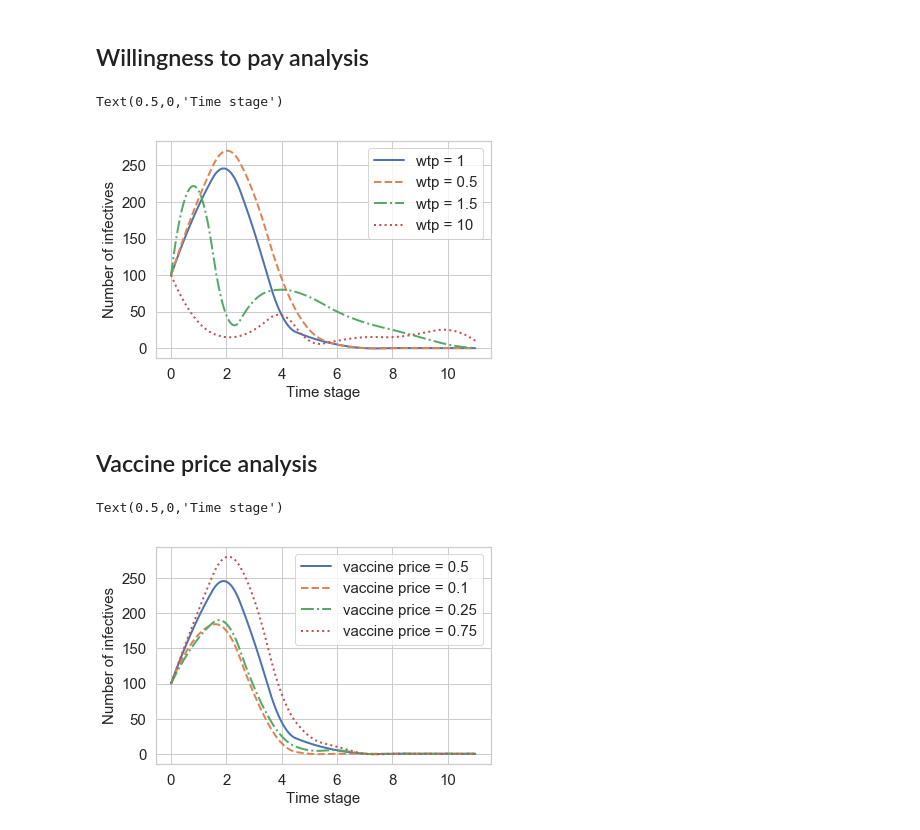
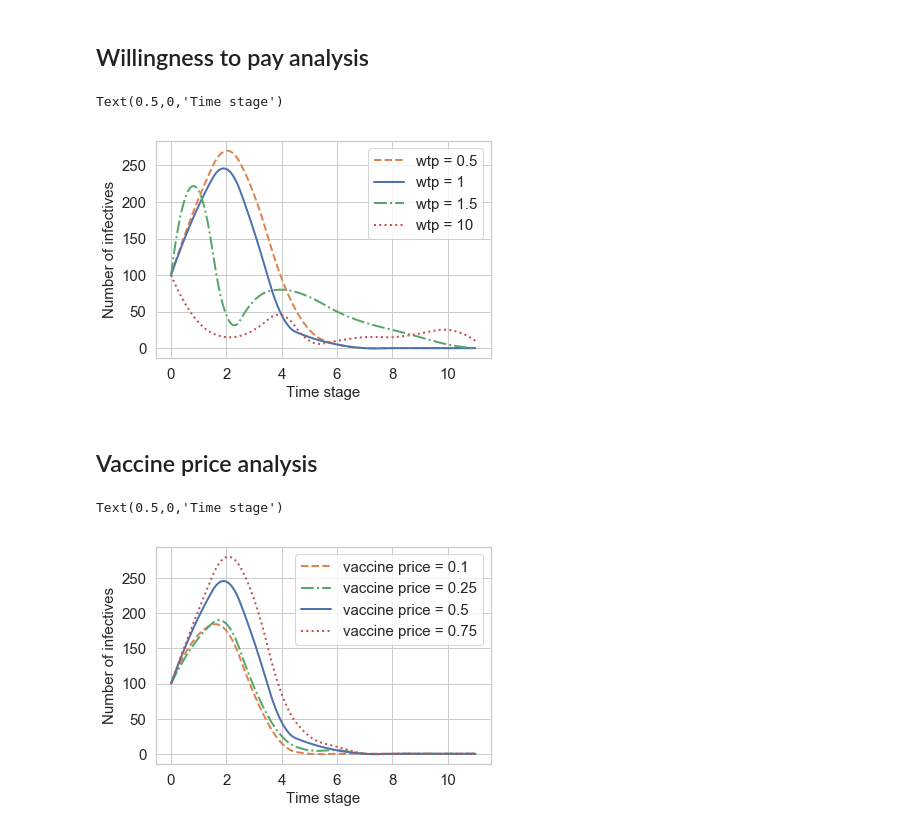
Before and after one commit to kadysongbb/drmdp, a Jupyter notebook: plot.ipynb, the cells around one changed output. Cells and saved outputs as stored; diff of their text form; code cells hidden in the pictures.

```diff
--- a/plot.ipynb
+++ b/plot.ipynb
@@ -34,38 +34,43 @@ Text(0.5,0,'Time stage')
 # %% [markdown]
 ## Willingness to pay analysis
 # %%
-xi_dddrmdp1_wtp1 = [100,195,245,160,45,15,5,0,0,0,0,0]
-xi_dddrmdp1_wtp2 = [100,205,270,210,95,25,5,0,0,0,0,0]
+xi_dddrmdp1_wtp1 = [100,205,270,210,95,25,5,0,0,0,0,0]
+xi_dddrmdp1_wtp2 = [100,195,245,160,45,15,5,0,0,0,0,0]
 xi_dddrmdp1_wtp3 = [100,215,45,65,80,70,50,35,25,15,5,0]
 xi_dddrmdp1_wtp4 = [100,35,15,25,45,10,10,15,15,20,25,10]
+
+blue = (0.2980392156862745, 0.4470588235294118, 0.6901960784313725)
+orange = (0.8666666666666667, 0.5176470588235295, 0.3215686274509804)
+green = (0.3333333333333333, 0.6588235294117647, 0.40784313725490196)
+red = (0.7686274509803922, 0.3058823529411765, 0.3215686274509804)
 
 f_wtp1 = interp1d(np.arange(12), xi_dddrmdp1_wtp1, kind='quadratic')
 f_wtp2 = interp1d(np.arange(12), xi_dddrmdp1_wtp2, kind='quadratic')
 f_wtp3 = interp1d(np.arange(12), xi_dddrmdp1_wtp3, kind='quadratic')
 f_wtp4 = interp1d(np.arange(12), xi_dddrmdp1_wtp4, kind='quadratic')
 
 
 xnew = np.linspace(0,11,num=1000)
 plt.figure()
-plt.plot(xnew, f_wtp1(xnew), label = 'wtp = 1',linewidth = 2)
-plt.plot(xnew, f_wtp2(xnew),'--',label = 'wtp = 0.5',linewidth = 2)
-plt.plot(xnew, f_wtp3(xnew),'-.',label = 'wtp = 1.5',linewidth = 2)
-plt.plot(xnew, f_wtp4(xnew),':',label = 'wtp = 10',linewidth = 2)
+plt.plot(xnew, f_wtp1(xnew),'--',label = 'wtp = 0.5',linewidth = 2, color = orange)
+plt.plot(xnew, f_wtp2(xnew), '-',label = 'wtp = 1',linewidth = 2, color = blue)
+plt.plot(xnew, f_wtp3(xnew),'-.',label = 'wtp = 1.5',linewidth = 2, color = green)
+plt.plot(xnew, f_wtp4(xnew),':',label = 'wtp = 10',linewidth = 2, color = red)
 
 plt.legend(fontsize = 15)
 plt.xticks(fontsize= 15)
 plt.yticks(fontsize= 15)
 plt.ylabel('Number of infectives', fontsize = 15)
 plt.xlabel('Time stage', fontsize = 15)
 # %% [output]
 Text(0.5,0,'Time stage')
-[figure, old version]
+[figure, new version]
 # %% [markdown]
 ## Vaccine price analysis
 # %%
-xi_dddrmdp1_vp1 = [100,195,245,160,45,15,5,0,0,0,0,0]
-xi_dddrmdp1_vp2 = [100,170,175,85,15,0,0,0,0,0,0,0]
-xi_dddrmdp1_vp3 = [100,165,185,95,25,5,5,0,0,0,0,0]
+xi_dddrmdp1_vp1 = [100,170,175,85,15,0,0,0,0,0,0,0]
+xi_dddrmdp1_vp2 = [100,165,185,95,25,5,5,0,0,0,0,0]
+xi_dddrmdp1_vp3 = [100,195,245,160,45,15,5,0,0,0,0,0]
 xi_dddrmdp1_vp4 = [100,205,280,220,85,25,10,0,0,0,0,0]
 
 f_vp1 = interp1d(np.arange(12), xi_dddrmdp1_vp1, kind='quadratic')
@@ -75,10 +80,10 @@ f_vp4 = interp1d(np.arange(12), xi_dddrmdp1_vp4, kind='quadratic')
 
 xnew = np.linspace(0,11,num=1000)
 plt.figure()
-plt.plot(xnew, f_vp1(xnew), label = 'vaccine price = 0.5',linewidth = 2)
-plt.plot(xnew, f_vp2(xnew),'--',label = 'vaccine price = 0.1',linewidth = 2)
-plt.plot(xnew, f_vp3(xnew),'-.',label = 'vaccine price = 0.25',linewidth = 2)
-plt.plot(xnew, f_vp4(xnew),':',label = 'vaccine price = 0.75',linewidth = 2)
+plt.plot(xnew, f_vp1(xnew),'--', label = 'vaccine price = 0.1',linewidth = 2, color = orange)
+plt.plot(xnew, f_vp2(xnew),'-.',label = 'vaccine price = 0.25',linewidth = 2, color = green)
+plt.plot(xnew, f_vp3(xnew),'-',label = 'vaccine price = 0.5',linewidth = 2, color = blue)
+plt.plot(xnew, f_vp4(xnew),':',label = 'vaccine price = 0.75',linewidth = 2, color = red)
 
 plt.legend(fontsize = 15)
 plt.xticks(fontsize= 15)
@@ -87,4 +92,4 @@ plt.ylabel('Number of infectives', fontsize = 15)
 plt.xlabel('Time stage', fontsize = 15)
 # %% [output]
 Text(0.5,0,'Time stage')
-[figure, old version]
+[figure, new version]
```
